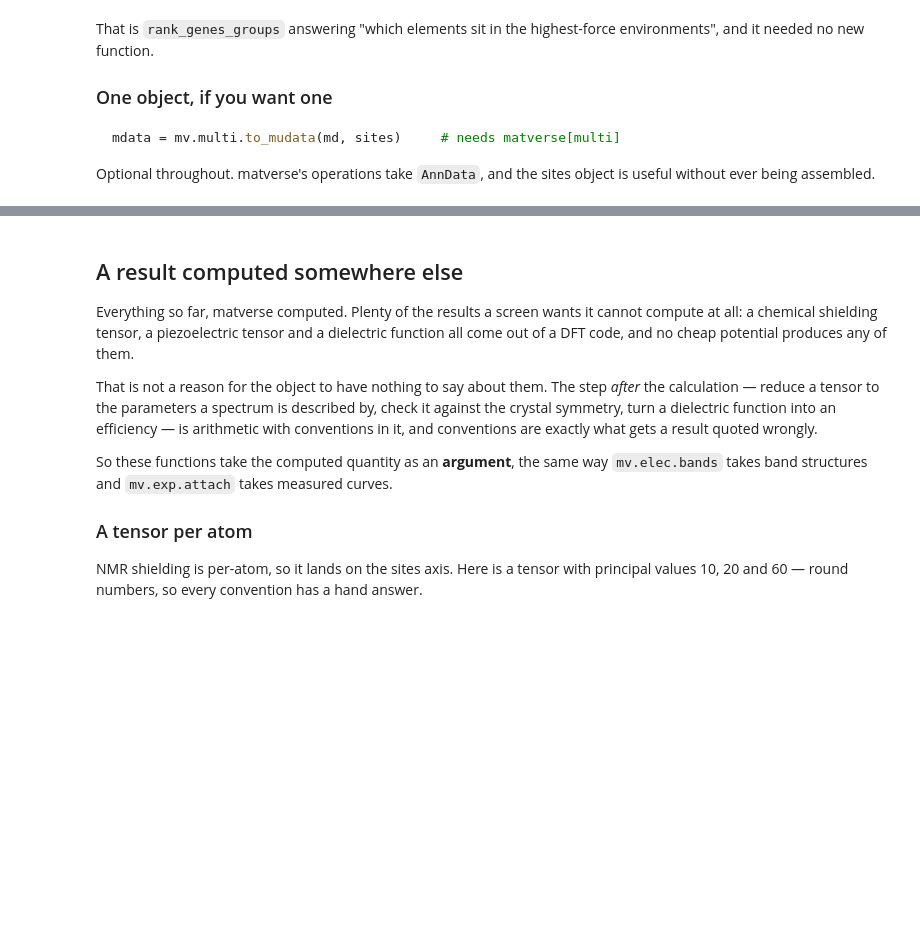
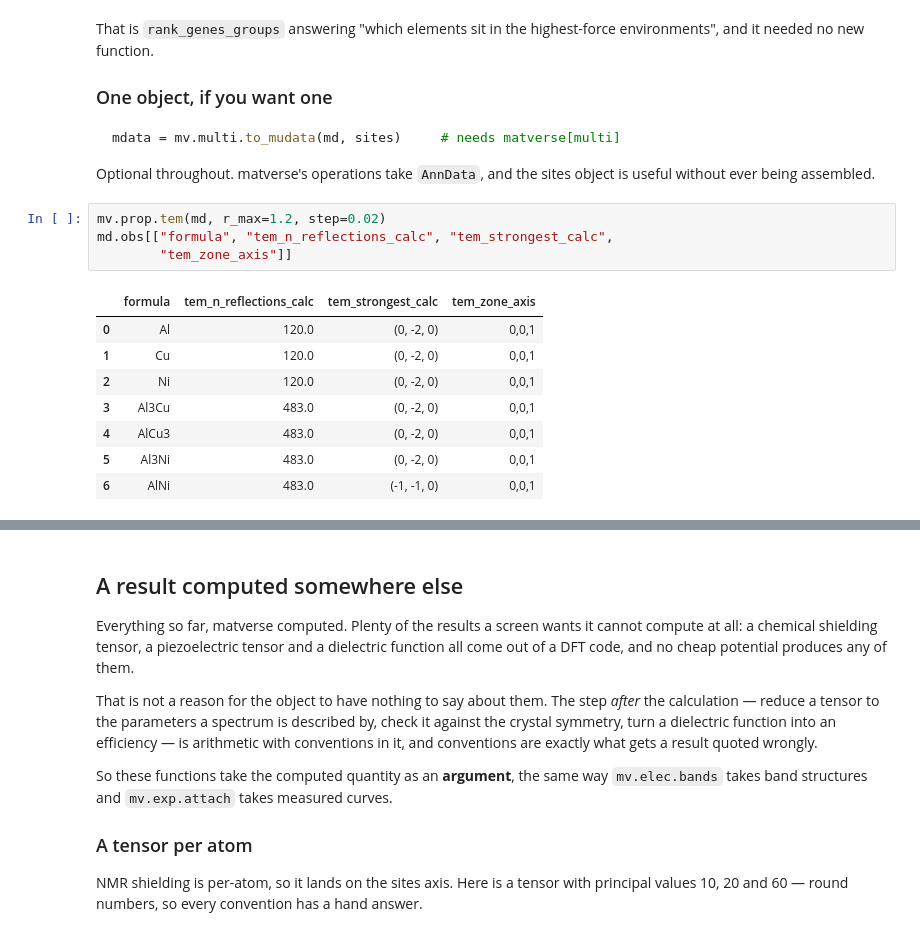
Before and after one commit to omicverse/matverse, a Jupyter notebook: matverse_guide/docs/tutorials/beyond_one_number.ipynb, the cells around one changed output, grey strips where cells are left out. Drawn from its saved outputs; the diff is of its cells as text; blank space fills up the shorter version.

```diff
--- a/matverse_guide/docs/tutorials/beyond_one_number.ipynb
+++ b/matverse_guide/docs/tutorials/beyond_one_number.ipynb
@@ -279,3 +279,16 @@ mdata = mv.multi.to_mudata(md, sites)     # needs matverse[multi]
 
 Optional throughout. matverse's operations take `AnnData`, and the sites object
 is useful without ever being assembled.
+# %%
+mv.prop.tem(md, r_max=1.2, step=0.02)
+md.obs[["formula", "tem_n_reflections_calc", "tem_strongest_calc",
+        "tem_zone_axis"]]
+# %% [output]
+|  | formula | tem_n_reflections_calc | tem_strongest_calc | tem_zone_axis |
+| 0 | Al | 120.0 | (0, -2, 0) | 0,0,1 |
+| 1 | Cu | 120.0 | (0, -2, 0) | 0,0,1 |
+| 2 | Ni | 120.0 | (0, -2, 0) | 0,0,1 |
+| 3 | Al3Cu | 483.0 | (0, -2, 0) | 0,0,1 |
+| 4 | AlCu3 | 483.0 | (0, -2, 0) | 0,0,1 |
+| 5 | Al3Ni | 483.0 | (0, -2, 0) | 0,0,1 |
+| 6 | AlNi | 483.0 | (-1, -1, 0) | 0,0,1 |
```
Also changed, not shown: parts of 2 cells of this notebook, 10 other files.
